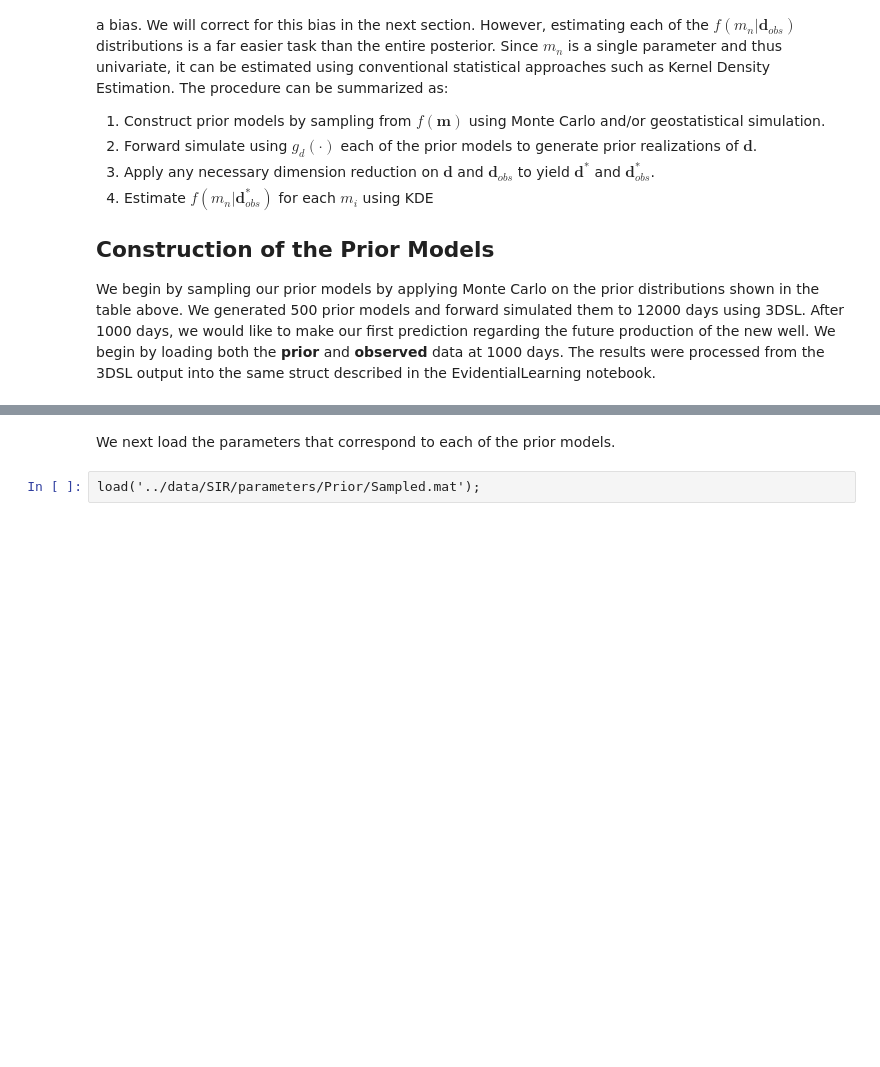
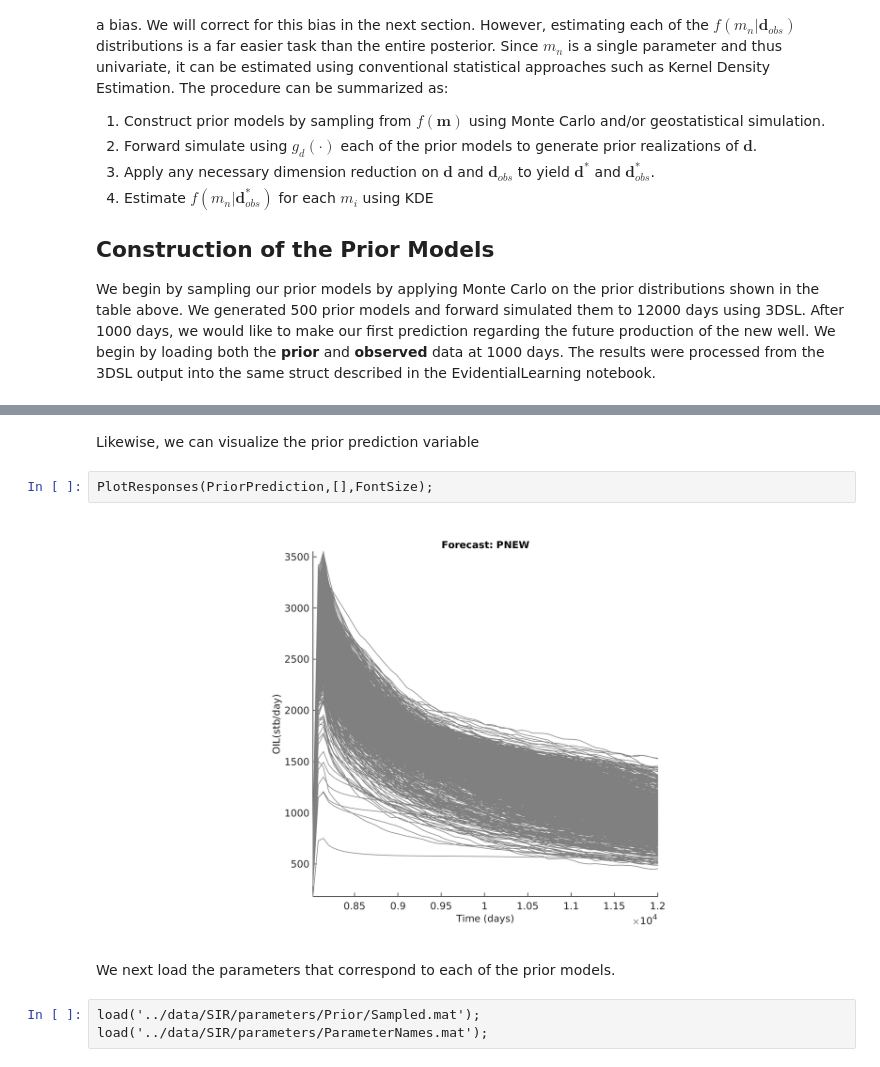
Before and after one commit to lewisli/QUSS, a Jupyter notebook: notebooks/SIR.ipynb, the cells around one changed output, grey strips where cells are left out. Saved outputs shown, nothing was run; the diff lists cells and outputs as text; blank space fills up the shorter version.

```diff
--- a/notebooks/SIR.ipynb
+++ b/notebooks/SIR.ipynb
@@ -127,7 +127,14 @@ PlotResponses(PriorData,TrueData,FontSize);
+# %% [markdown]
+Likewise, we can visualize the prior prediction variable
+# %%
+PlotResponses(PriorPrediction,[],FontSize);
+# %% [output]
+[figure, added]
 # %% [markdown]
 We next load the parameters that correspond to each of the prior models.
 # %%
 load('../data/SIR/parameters/Prior/Sampled.mat');
+load('../data/SIR/parameters/ParameterNames.mat');
 # %% [markdown]
 ## Estimating The Proposal Distribution
 To estimate the proposal distribution, we will perform dimension reduction on the data variable, and then apply Kernel Density Estimation on each of the model parameters.
```
Also changed, not shown: parts of 40 cells of this notebook, 19 other files.
